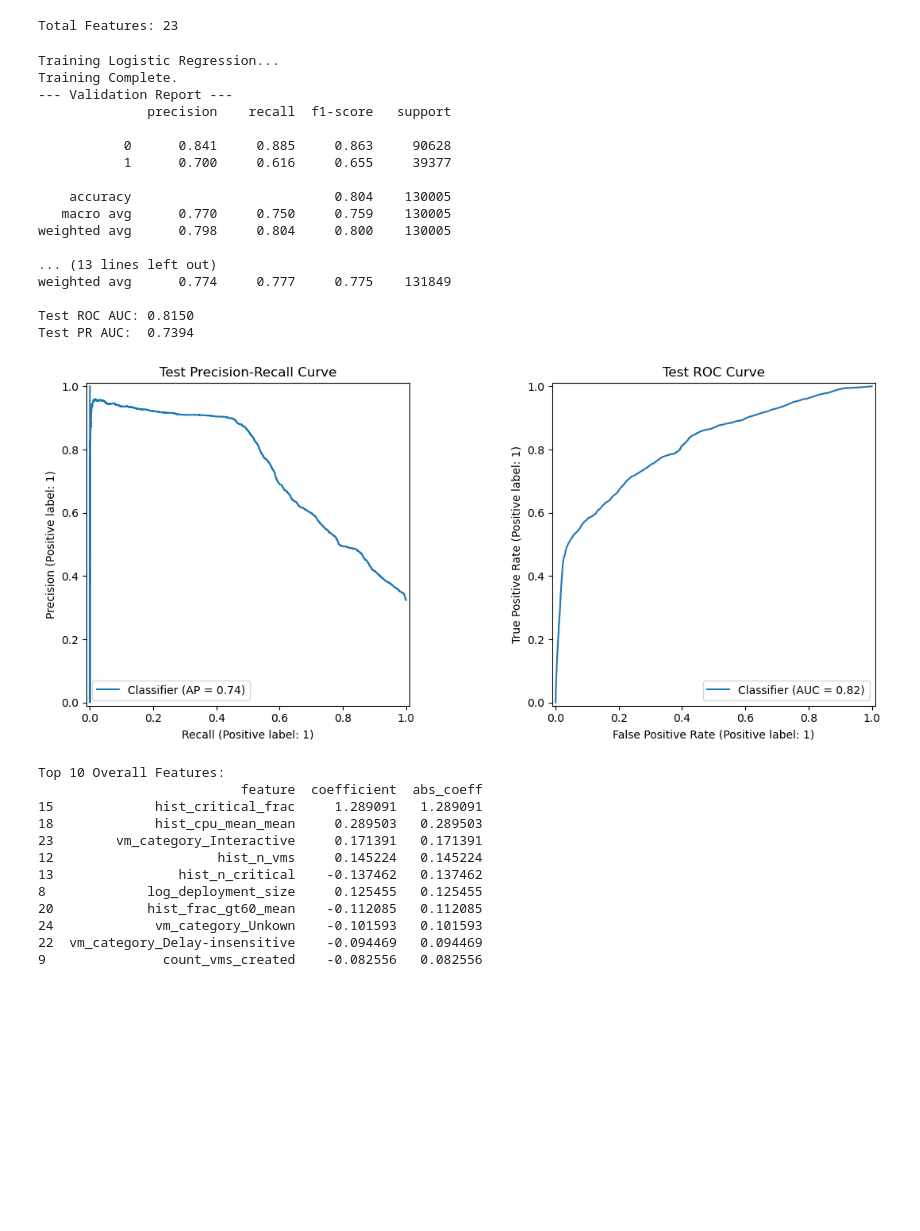
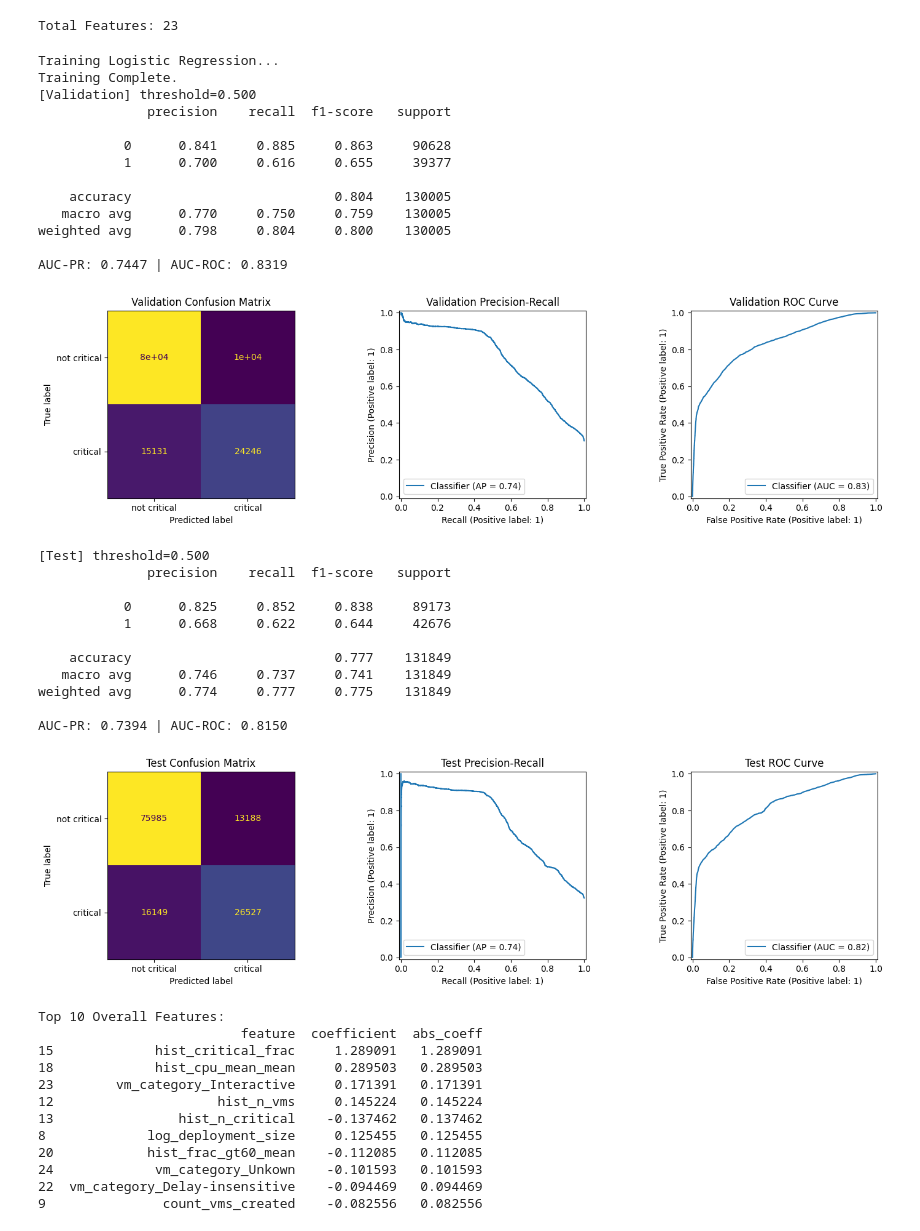
Before and after one commit to DPnimo11/CIS-5200-Final-Project, a Jupyter notebook: models/log_reg.ipynb, the cells around one changed output. Saved outputs shown, nothing was run; the diff lists cells and outputs as text; code cells hidden in the pictures; blank space fills up the shorter version.

Commit message:
Made all graph uniform

```diff
--- a/models/log_reg.ipynb
+++ b/models/log_reg.ipynb
@@ -117,64 +126,62 @@ model = Pipeline(steps=[
 # %%
 # 5. Train & Evaluate
 # ------------------------------------------------------------------------------
 print("Training Logistic Regression...")
 model.fit(X_train, y_train)
 print("Training Complete.")
 
-# Validation
-y_val_pred = model.predict(X_val)
-y_val_prob = model.predict_proba(X_val)[:, 1]
+def evaluate_split(X, y, split_name: str, threshold: float = 0.5):
+    proba = model.predict_proba(X)[:, 1]
+    preds = (proba >= threshold).astype(int)
+    pr_auc = average_precision_score(y, proba)
+    roc_auc = roc_auc_score(y, proba)
 
-print("--- Validation Report ---")
-print(classification_report(y_val, y_val_pred, digits=3))
-print(f"Validation ROC AUC: {roc_auc_score(y_val, y_val_prob):.4f}")
+    print(f"[{split_name}] threshold={threshold:.3f}")
+    print(classification_report(y, preds, digits=3, zero_division=0))
+    print(f"AUC-PR: {pr_auc:.4f} | AUC-ROC: {roc_auc:.4f}")
 
-# Test
-y_test_pred = model.predict(X_test)
-y_test_prob = model.predict_proba(X_test)[:, 1]
+    cm = confusion_matrix(y, preds)
+    fig, axes = plt.subplots(1, 3, figsize=(15, 4))
+    ConfusionMatrixDisplay(cm, display_labels=["not critical", "critical"]).plot(ax=axes[0], colorbar=False)
+    axes[0].set_title(f"{split_name} Confusion Matrix")
+    PrecisionRecallDisplay.from_predictions(y, proba, ax=axes[1])
+    axes[1].set_title(f"{split_name} Precision-Recall")
+    RocCurveDisplay.from_predictions(y, proba, ax=axes[2])
+    axes[2].set_title(f"{split_name} ROC Curve")
+    plt.tight_layout()
+    plt.show()
 
-cm = confusion_matrix(y_test, y_test_pred)
-cm_df = pd.DataFrame(
-    cm,
-    index=["Actual: not critical", "Actual: critical"],
-    columns=["Pred: not critical", "Pred: critical"],
-)
+    return {"auc_pr": pr_auc, "auc_roc": roc_auc, "confusion": cm.tolist()}
 
-print("Confusion matrix (counts):")
-print(cm_df.to_string())
-
-print("Classification report:")
-print(classification_report(y_test, y_test_pred, digits=3))
-print(f"Test ROC AUC: {roc_auc_score(y_test, y_test_prob):.4f}")
-print(f"Test PR AUC:  {average_precision_score(y_test, y_test_prob):.4f}")
-
-# Side-by-side PR and ROC curves
-fig, axes = plt.subplots(1, 2, figsize=(12, 5))
-PrecisionRecallDisplay.from_predictions(y_test, y_test_prob, ax=axes[0])
-axes[0].set_title("Test Precision-Recall Curve")
-RocCurveDisplay.from_predictions(y_test, y_test_prob, ax=axes[1])
-axes[1].set_title("Test ROC Curve")
-plt.tight_layout()
-plt.show()
+val_metrics = evaluate_split(X_val, y_val, "Validation", threshold=0.5)
+test_metrics = evaluate_split(X_test, y_test, "Test", threshold=0.5)
 # %% [output]
 Training Logistic Regression...
 Training Complete.
---- Validation Report ---
+[Validation] threshold=0.500
               precision    recall  f1-score   support
 
            0      0.841     0.885     0.863     90628
            1      0.700     0.616     0.655     39377
 
     accuracy                          0.804    130005
    macro avg      0.770     0.750     0.759    130005
 weighted avg      0.798     0.804     0.800    130005
 
-... (13 lines left out)
-weighted avg      0.774     0.777     0.775    131849
-
-Test ROC AUC: 0.8150
-Test PR AUC:  0.7394
+AUC-PR: 0.7447 | AUC-ROC: 0.8319
-[figure, old version]
+[figure, new version]
+[Test] threshold=0.500
+              precision    recall  f1-score   support
+
+           0      0.825     0.852     0.838     89173
+           1      0.668     0.622     0.644     42676
+
+    accuracy                          0.777    131849
+   macro avg      0.746     0.737     0.741    131849
+weighted avg      0.774     0.777     0.775    131849
+
+AUC-PR: 0.7394 | AUC-ROC: 0.8150
+[figure, added]
 # %%
 # 6. Feature Importance (Check if timestamps matter)
 # ------------------------------------------------------------------------------
```
Also changed, not shown: parts of 1 cell of this notebook, 9 other files.
